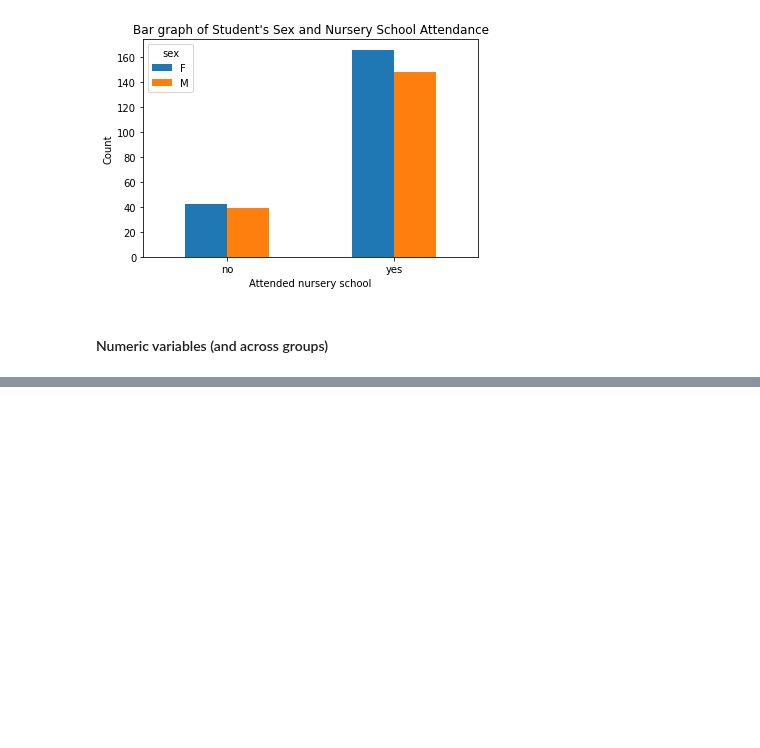
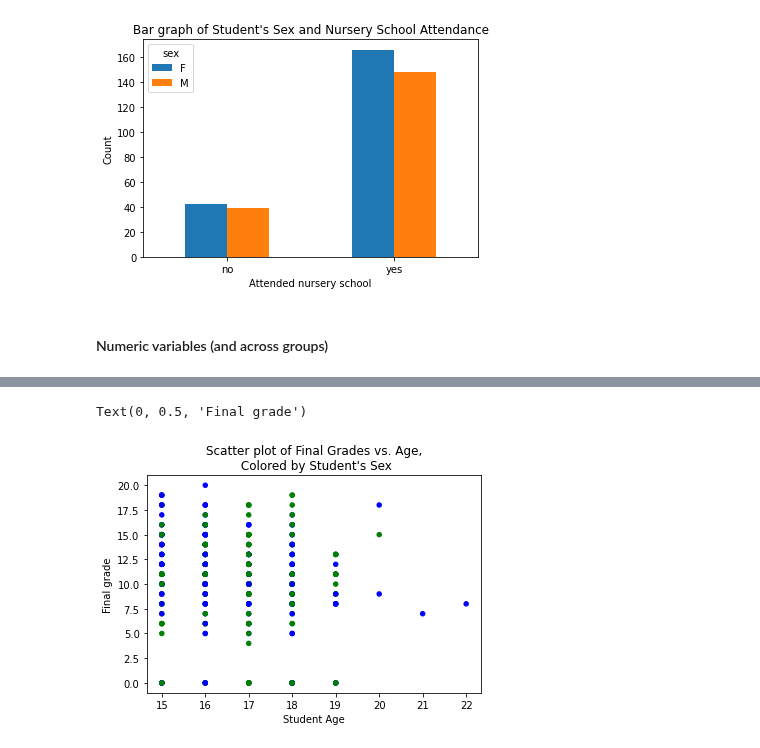
Before and after one commit to scimaksim/Python_graduate_coursework, a Jupyter notebook: HW4/Nikiforov_Assignment_4.ipynb, the cells around one changed output, grey strips where cells are left out. Saved outputs shown, nothing was run; the diff lists cells and outputs as text; code cells hidden in the pictures; blank space fills up the shorter version.

```diff
--- a/HW4/Nikiforov_Assignment_4.ipynb
+++ b/HW4/Nikiforov_Assignment_4.ipynb
@@ -189,0 +322,16 @@ plt.close()
+# %%
+# Create two scatterplots relating G3 to other numeric variables (G3 on the y-axis).
+# Color the points by a categorical variable in each.
+# Add appropriate labels and titles.
+
+# Create our own color vector using list comprehension
+color_vec = ["blue" if sex == "M" else "green" for sex in math_data.sex]
+math_data["var_color"] = color_vec
+
+# Plot age vs. G3 grades using color vector
+scatter_age = math_data.plot.scatter(x="age", y="G3", c ="var_color", cmap="viridis", title="Scatter plot of Final Grades vs. Age,\n Colored by Student's Sex")
+scatter_age.set_xlabel("Student Age")
+scatter_age.set_ylabel("Final grade")
+# %% [output]
+Text(0, 0.5, 'Final grade')
+[figure, added]
```
Also changed, not shown: parts of 17 cells of this notebook.
